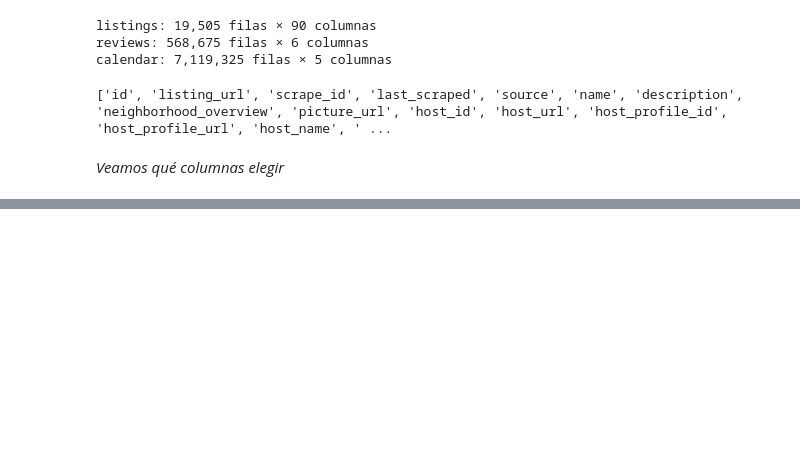
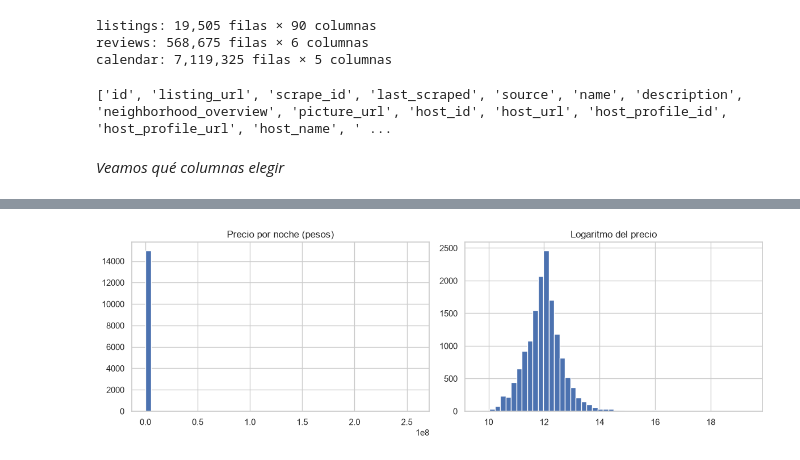
Before and after one commit to AndresMoreiraF/proyecto-airbnb, a Jupyter notebook: notebooks/exploracion.ipynb, the cells around one changed output, grey strips where cells are left out. Cells and saved outputs as stored; diff of their text form; code cells hidden in the pictures; blank space fills up the shorter version.

```diff
--- a/notebooks/exploracion.ipynb
+++ b/notebooks/exploracion.ipynb
@@ -87,0 +266,14 @@ print(listings.columns.tolist())
+# %%
+primeros_90 = calendar[calendar["date"] <= fecha_corte + pd.Timedelta(days=90)]   # se queda solo con los primeros 90 días del calendario
+esta_ocupado = primeros_90["available"] == "f"                # True si el día NO está disponible (en la tabla, "f" significa false)
+pct_ocupado_90d = esta_ocupado.groupby(primeros_90["listing_id"]).mean()   # por alojamiento, el promedio de los True = proporción de días ocupados
+pct_ocupado_90d.name = "pct_ocupado_90d"                      # le pone nombre a la columna resultante
+
+en_ultimo_anio = (reviews["date"] > fecha_corte - pd.Timedelta(days=365)) & (reviews["date"] <= fecha_corte)   # True si el comentario cae en los 365 días antes del corte
+reviews_ult_12m = reviews[en_ultimo_anio].groupby("listing_id").size()      # cuenta los comentarios del último año por alojamiento
+reviews_ult_12m.name = "reviews_ult_12m"                      # le pone nombre a la columna resultante
+
+print("Alojamientos con calendario:", len(pct_ocupado_90d))   # cuántos alojamientos aparecen en calendar
+print("Alojamientos con comentarios en el último año:", len(reviews_ult_12m))   # cuántos recibieron al menos un comentario en el último año
+print(pct_ocupado_90d.describe())                             # resumen estadístico del porcentaje ocupado (mínimo, promedio, máximo...)
+print(reviews_ult_12m.describe())                             # resumen estadístico de los comentarios del último año
@@ -87,0 +304,11 @@ print(listings.columns.tolist())
+# %%
+datos = listings.merge(pct_ocupado_90d, left_on="id", right_index=True, how="left")      # pega el % ocupado a cada alojamiento, cruzando el id de listings con el listing_id de calendar
+datos = datos.merge(reviews_ult_12m, left_on="id", right_index=True, how="left")         # pega los comentarios del último año, igual
+datos["reviews_ult_12m"] = datos["reviews_ult_12m"].fillna(0)                            # los que no aparecen no tuvieron comentarios, así que valen 0
+datos["dias_desde_ultimo_review"] = (fecha_corte - pd.to_datetime(datos["last_review"])).dt.days   # días entre el último comentario y la fecha de corte
+datos["dias_desde_ultimo_review"] = datos["dias_desde_ultimo_review"].clip(lower=0)      # si salió negativo (comentario del día siguiente al corte) lo deja en 0
+datos = datos.dropna(subset=["price_num"]).copy()                                        # quita los alojamientos sin precio, igual que en el Paso 1
+
+print("Filas y columnas:", datos.shape)                                                  # tamaño de la tabla principal
+print("¿Cada alojamiento aparece una sola vez?", datos["id"].is_unique)                  # comprueba que el cruce no duplicó filas
+datos[["id", "neighbourhood_cleansed", "price_num", "pct_ocupado_90d", "reviews_ult_12m", "dias_desde_ultimo_review"]].head()   # muestra las primeras 5 filas con las columnas nuevas
@@ -87,0 +324,8 @@ print(listings.columns.tolist())
+# %%
+train, test = train_test_split(datos, test_size=0.2, random_state=42)       # repite la división 80/20 con la misma semilla de antes
+print("Entrenamiento:", train.shape[0], "| Prueba:", test.shape[0])        # muestra el tamaño de cada parte
+
+mediana_barrio = train.groupby("neighbourhood_cleansed")["price_num"].median()   # vuelve a calcular la mediana de precio por barrio (solo entrenamiento)
+mediana_global = train["price_num"].median()                                # mediana de toda la ciudad, por si aparece un barrio nuevo
+pred_regla = test["neighbourhood_cleansed"].map(mediana_barrio).fillna(mediana_global)   # asigna a cada alojamiento de prueba la mediana de su barrio
+print(f"MAE de la regla a mano: ${mean_absolute_error(test['price_num'], pred_regla):,.0f}")   # tiene que dar lo mismo que en el Paso 1
@@ -87,0 +385,10 @@ print(listings.columns.tolist())
+# %%
+fig, ejes = plt.subplots(1, 2, figsize=(12, 4))                              # crea una figura con dos gráficos lado a lado
+ejes[0].hist(train["price_num"], bins=50)                                    # histograma del precio original, en 50 barras
+ejes[0].set_title("Precio por noche (pesos)")                                # título del primer gráfico
+ejes[1].hist(np.log1p(train["price_num"]), bins=50)                          # histograma del logaritmo del precio (log1p = log(1 + precio))
+ejes[1].set_title("Logaritmo del precio")                                    # título del segundo gráfico
+plt.tight_layout()                                                           # acomoda los gráficos para que no se pisen
+plt.show()                                                                   # muestra la figura
+# %% [output]
+[figure, added]
```
Also changed, not shown: parts of 56 cells of this notebook, 1 other file.
